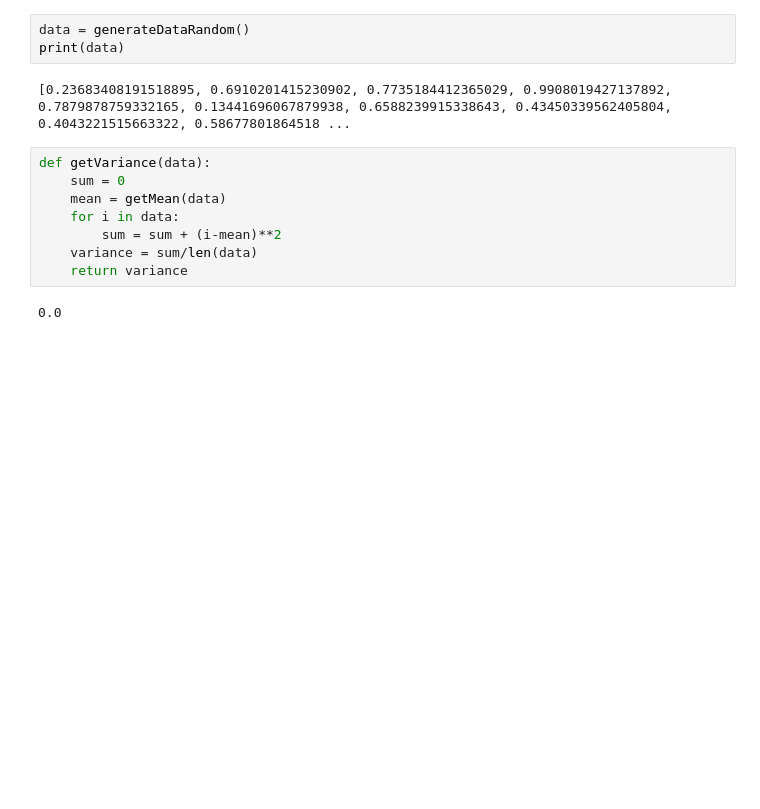
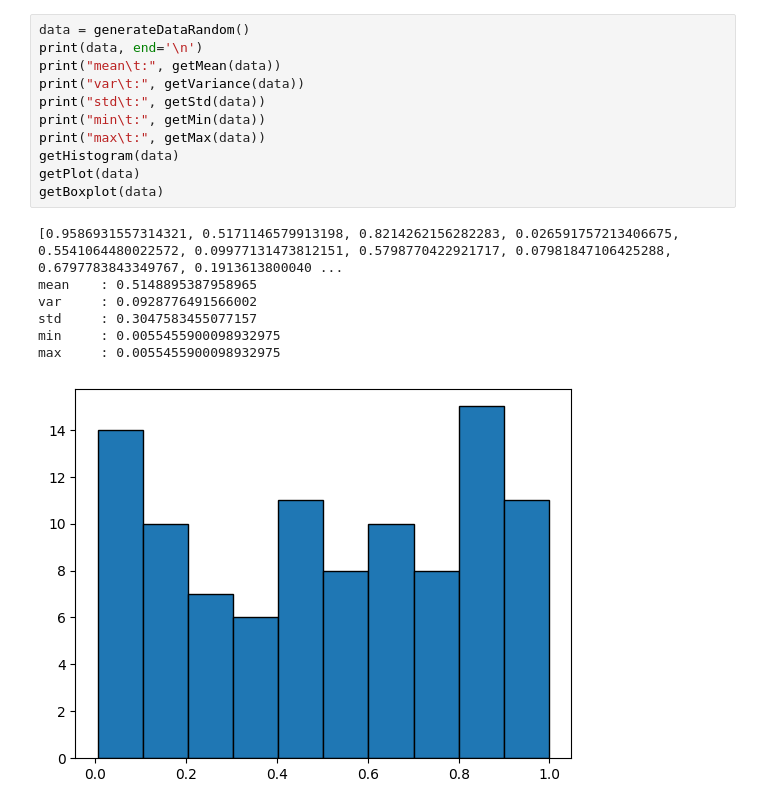
Before and after one commit to itproject-2k22/random, a Jupyter notebook: python/descriptive statistic.ipynb, the cells around one changed output. Saved outputs shown, nothing was run; the diff lists cells and outputs as text; blank space fills up the shorter version.

Commit message:
feat: add histogram, line plot, and boxplot in descriptive statistic

```diff
--- a/python/descriptive statistic.ipynb
+++ b/python/descriptive statistic.ipynb
@@ -24,15 +64,19 @@ def getVariance(data):
-# %%
-data = generateDataRandom()
-print(data)
-# %% [output]
-[0.23683408191518895, 0.6910201415230902, 0.7735184412365029, 0.9908019427137892, 0.7879878759332165, 0.13441696067879938, 0.6588239915338643, 0.43450339562405804, 0.4043221515663322, 0.58677801864518 ...
-# %%
-def getVariance(data):
-    sum = 0
-    mean = getMean(data)
-    for i in data:
-        sum = sum + (i-mean)**2
-    variance = sum/len(data)
-    return variance
-# %% [output]
-0.0
+# %%
+data = generateDataRandom()
+print(data, end='\n')
+print("mean\t:", getMean(data))
+print("var\t:", getVariance(data))
+print("std\t:", getStd(data))
+print("min\t:", getMin(data))
+print("max\t:", getMax(data))
+getHistogram(data)
+getPlot(data)
+getBoxplot(data)
+# %% [output]
+[0.9586931557314321, 0.5171146579913198, 0.8214262156282283, 0.026591757213406675, 0.5541064480022572, 0.09977131473812151, 0.5798770422921717, 0.07981847106425288, 0.6797783843349767, 0.1913613800040 ...
+mean    : 0.5148895387958965
+var     : 0.0928776491566002
+std     : 0.3047583455077157
+min     : 0.0055455900098932975
+max     : 0.0055455900098932975
+[figure, added]
```
Also changed, not shown: parts of 5 cells of this notebook.
